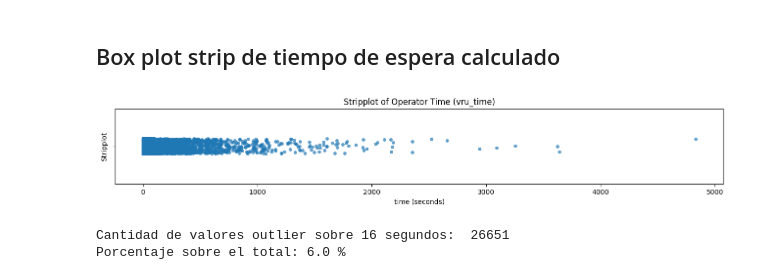
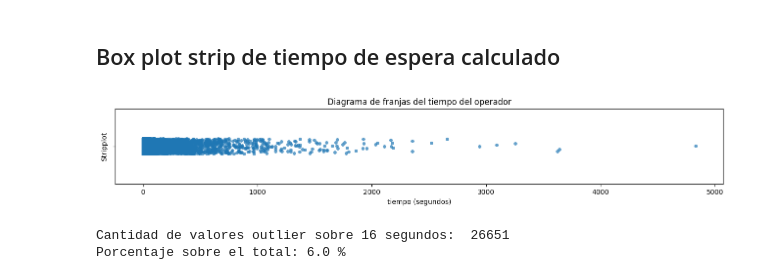
Before and after one commit to juangarcesco/metricas-call-canter, a Jupyter notebook: PRUEBA_CALL_CENTER.ipynb, the cells around one changed output. Saved outputs shown, nothing was run; the diff lists cells and outputs as text; code cells hidden in the pictures.

```diff
--- a/PRUEBA_CALL_CENTER.ipynb
+++ b/PRUEBA_CALL_CENTER.ipynb
@@ -159,3 +181,4 @@ df[df['tipo_de_servicio'] == 'AA']
-# %%
-indexes_to_drop = [538,13233,109637,242738,320222]
-df.drop(indexes_to_drop,inplace=True)
+# %%
+#Visualizamos los valores errados de AA para ver su index y luego borrarlos
+index_AA_para_borrar=df[df['tipo_de_servicio'] == 'AA'].index.tolist()
+index_AA_para_borrar
@@ -162,2 +187,5 @@ df.drop(indexes_to_drop,inplace=True)
+# %%
+#Con drop borramos y la opcion inplace true par quela elimine del df
+df.drop(index_AA_para_borrar,inplace=True)
 # %% [markdown]
 ## Correcion de valores ' TT'
@@ -174,6 +203,6 @@ df[df['tipo_de_servicio'] == ' TT']
 # %%
-index_list_TT = [68094,73097,95287,95360,95414,98245]
-df.loc[index_list_TT,'tipo_de_servicio'] = 'TT'
+index_TT_con_espacio = [68094,73097,95287,95360,95414,98245]
+df.loc[index_TT_con_espacio,'tipo_de_servicio'] = 'TT'
 # %% [markdown]
 ## Correccion del datatype del tipo de servicio
 # %%
@@ -1055,13 +879,13 @@ plt.show()
 # %% [markdown]
 ## Box plot strip de tiempo de espera calculado
 # %%
-# Create a strip plot
+# Crear un gráfico de franjas
 plt.figure(figsize=(16, 2))
 sns.stripplot(data=df, x='tiempo_espera_calc(seg)', jitter=True, alpha=0.7)
-plt.xlabel('time (seconds)')
+plt.xlabel('tiempo (segundos)')
 plt.ylabel('Stripplot')
-plt.title('Stripplot of Operator Time (vru_time)')
+plt.title('Diagrama de franjas del tiempo del operador')
 plt.show()
 # %% [output]
-[figure, old version]
+[figure, new version]
 # %%
```
Also changed, not shown: parts of 110 cells of this notebook.
